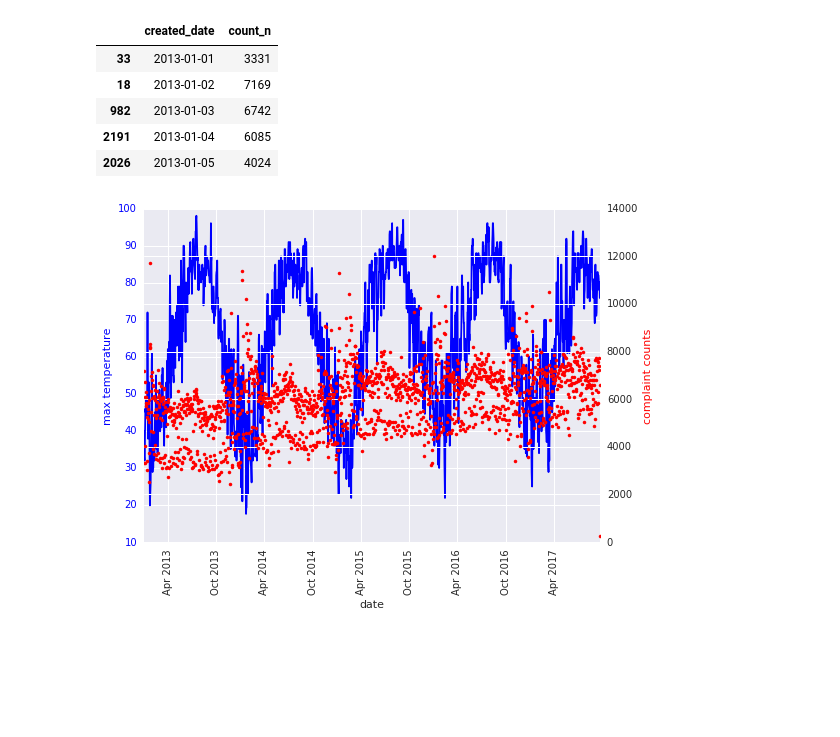
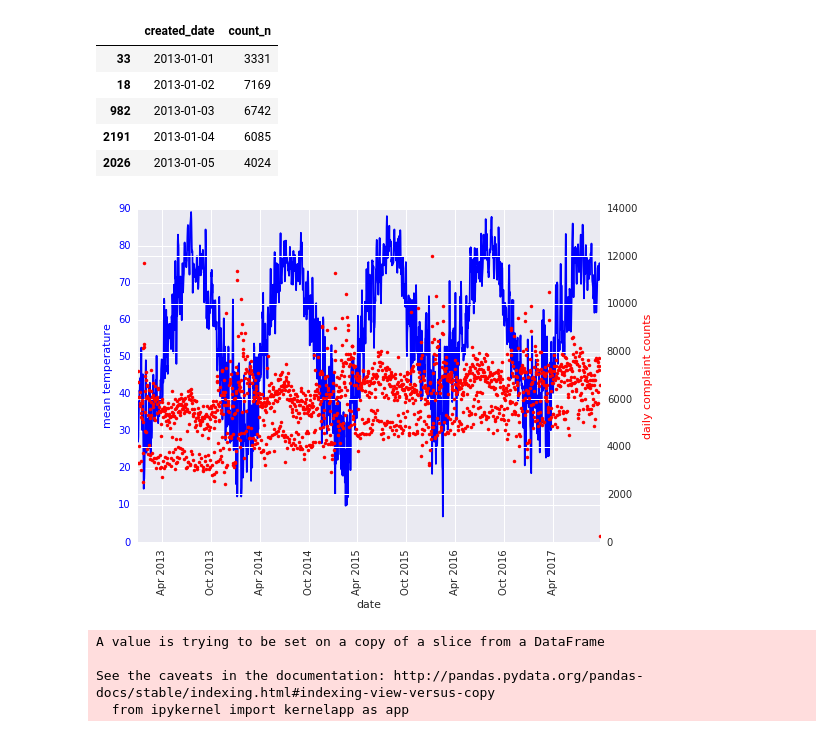
Before and after one commit to stephgline/open_data_challenge, a Jupyter notebook: weather_data_challenge.ipynb, the cells around one changed output. Saved outputs shown, nothing was run; the diff lists cells and outputs as text; code cells hidden in the pictures; blank space fills up the shorter version.

```diff
--- a/test_notebook.ipynb
+++ b/weather_data_challenge.ipynb
@@ -152,23 +152,23 @@ dfrecent.head()
 # %%
 fig, ax1 = plt.subplots(figsize=(8, 6))
 
 ax1.plot(weather['created_date'], weather['temp'], 'b-')
 ax1.set_xlabel('date')
 # Make the y-axis label, ticks and tick labels match the line color.
-ax1.set_ylabel('max temperature', color='b')
+ax1.set_ylabel('mean temperature', color='b')
 ax1.tick_params('y', colors='b')
 plt.xticks(rotation='vertical')
 ax2 = ax1.twinx()
 
 ax2.plot(dfrecent['created_date'], dfrecent['count_n'], 'r.')
-ax2.set_ylabel('complaint counts', color='r')
-ax2.tick_params('max temperature', colors='r')
+ax2.set_ylabel('daily complaint counts', color='r')
+ax2.tick_params('mean daily temperature', colors='r')
 
 fig.tight_layout()
 plt.show()
 fig.savefig('counts_and_temp.png', dpi = 300)
 # %% [output]
-[figure, old version]
+[figure, new version]
 # %%
 #looks like the days with the most complaints often fall in the winter.
 #take a closer look at the dates and the weather
@@ -176,0 +175,8 @@ dfrecent.sort_
+# %%
+
+dfrecent.sort_values(by = 'count_n', ascending = 0, inplace = True)
+# %% [output]
+A value is trying to be set on a copy of a slice from a DataFrame
+
+See the caveats in the documentation: http://pandas.pydata.org/pandas-docs/stable/indexing.html#indexing-view-versus-copy
+  from ipykernel import kernelapp as app
```
Also changed, not shown: parts of 3 cells of this notebook.
